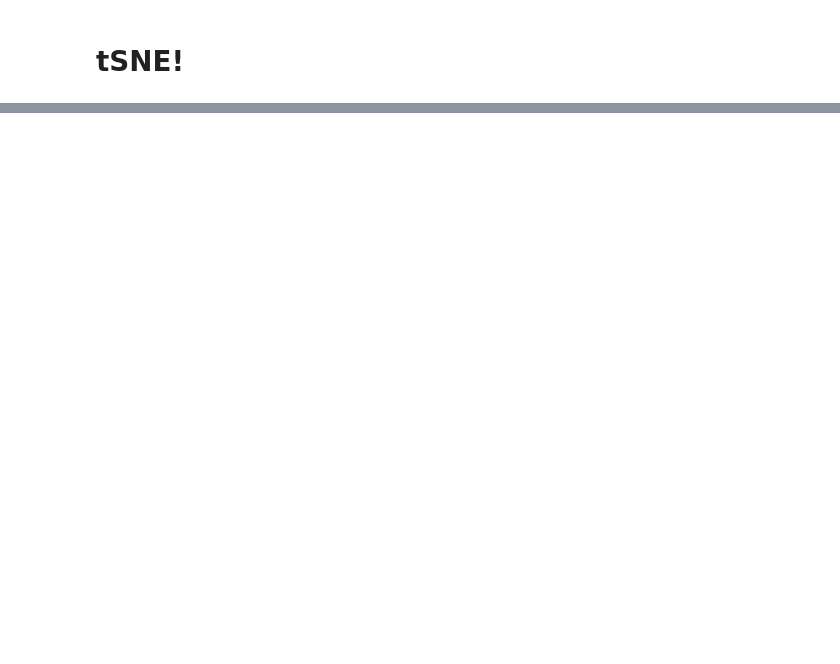
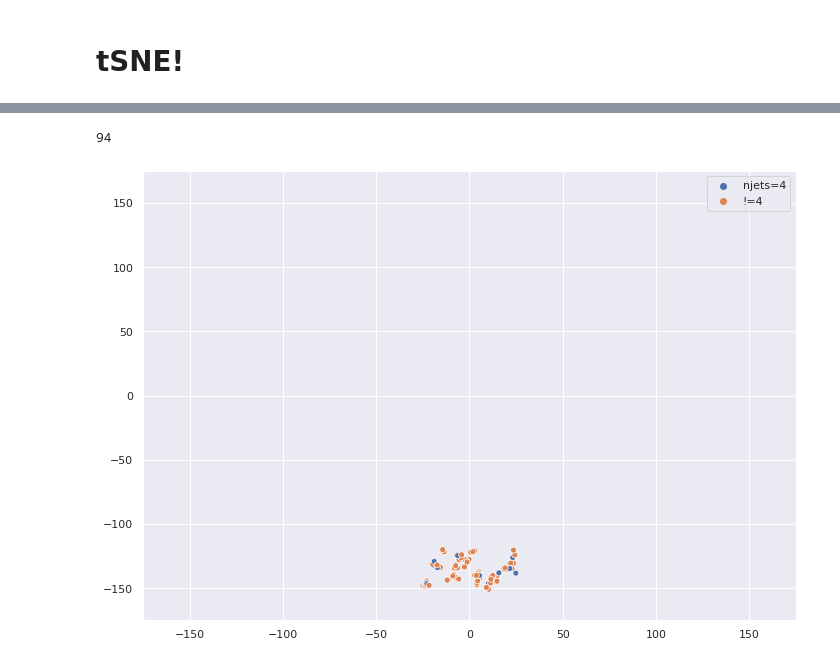
Before and after one commit to callum-mccracken/bbb, a Jupyter notebook: tSNE/t_SNE_njets4.ipynb, the cells around one changed output, grey strips where cells are left out. Cells and saved outputs as stored; diff of their text form; code cells hidden in the pictures; blank space fills up the shorter version.

```diff
--- a/tSNE/t_SNE_njets4.ipynb
+++ b/tSNE/t_SNE_njets4.ipynb
@@ -109,0 +114,18 @@ bub_events = events[bubble]
+# %%
+# filter for a bubble:
+
+x = X_embedded[:,0]
+y = X_embedded[:,1]
+
+bubble = [True if (-25 < xi and xi < 25 and -175 < yi and yi < -120) else False for xi, yi in zip(x,y)]
+
+
+
+sns.scatterplot(x[bubble], y[bubble], hue=cat_words[bubble], legend='full')
+plt.xlim(-175, 175)
+plt.ylim(-175, 175)
+
+print(len(x[bubble]))
+# %% [output]
+94
+[figure, added]
```
Also changed, not shown: parts of 8 cells of this notebook, 5 other files.
